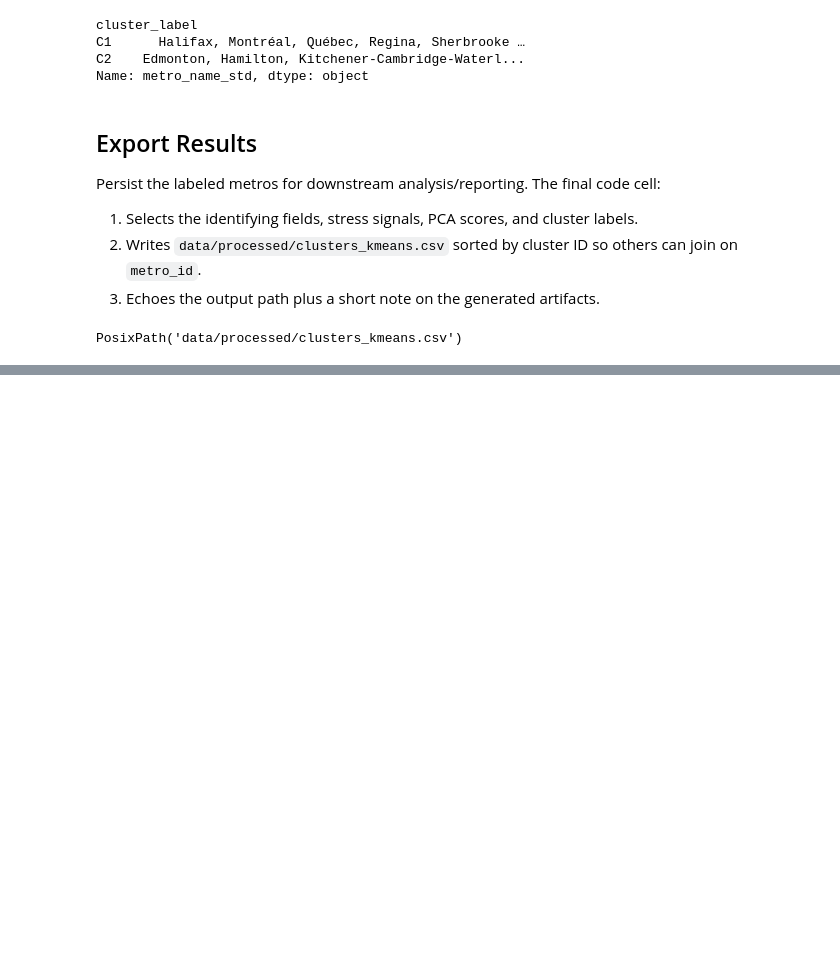
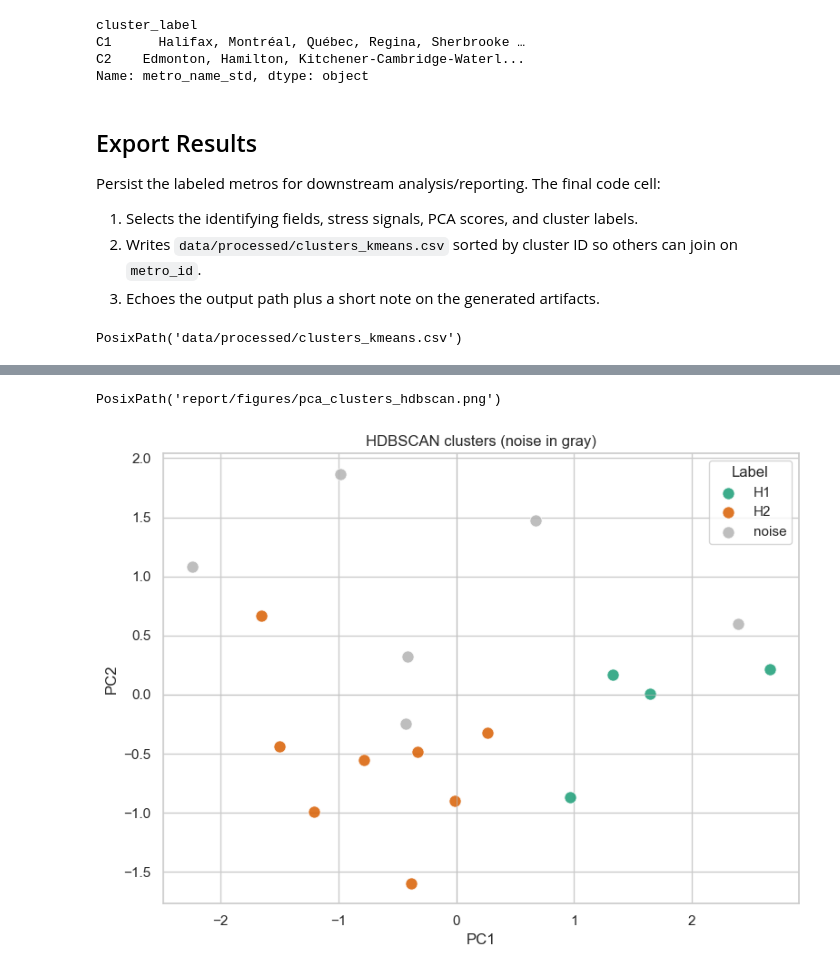
Before and after one commit to ajharris/housing-affordability, a Jupyter notebook: notebooks/06_clustering.ipynb, the cells around one changed output, grey strips where cells are left out. Cells and saved outputs as stored; diff of their text form; code cells hidden in the pictures; blank space fills up the shorter version.

Commit message:
Add PCA clusters visualization using HDBSCAN algorithm

```diff
--- a/notebooks/06_clustering.ipynb
+++ b/notebooks/06_clustering.ipynb
@@ -291,0 +428,39 @@ PosixPath('data/processed/clusters_kmeans.csv')
+# %%
+unique_labels = sorted(complete["cluster_hdbscan_label"].unique())
+colors = sns.color_palette("Dark2", n_colors=max(1, len(unique_labels) - ("noise" in unique_labels)))
+color_map = {}
+color_idx = 0
+for label in unique_labels:
+    if label == "noise":
+        color_map[label] = (0.7, 0.7, 0.7)
+    else:
+        color_map[label] = colors[color_idx]
+        color_idx += 1
+
+fig, ax = plt.subplots(figsize=(8, 6))
+for label, subset in complete.groupby("cluster_hdbscan_label"):
+    ax.scatter(
+        subset["PC1"],
+        subset["PC2"],
+        s=90,
+        color=color_map[label],
+        edgecolor="white",
+        linewidth=0.6,
+        alpha=0.85,
+        label=label,
+    )
+
+ax.set_xlabel("PC1")
+ax.set_ylabel("PC2")
+ax.set_title("HDBSCAN clusters (noise in gray)")
+ax.axhline(0, color="#bbbbbb", linewidth=0.5)
+ax.axvline(0, color="#bbbbbb", linewidth=0.5)
+ax.legend(title="Label")
+fig.tight_layout()
+
+hdbscan_scatter_path = figures_dir / "pca_clusters_hdbscan.png"
+fig.savefig(hdbscan_scatter_path, dpi=200)
+hdbscan_scatter_path
+# %% [output]
+PosixPath('report/figures/pca_clusters_hdbscan.png')
+[figure, added]
```
Also changed, not shown: parts of 16 cells of this notebook, 1 other file.
